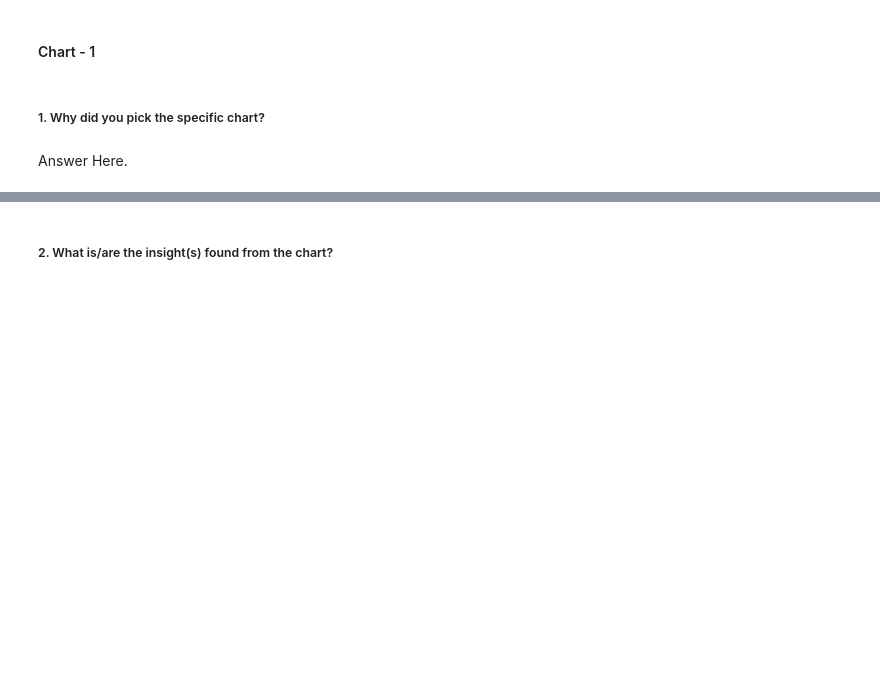
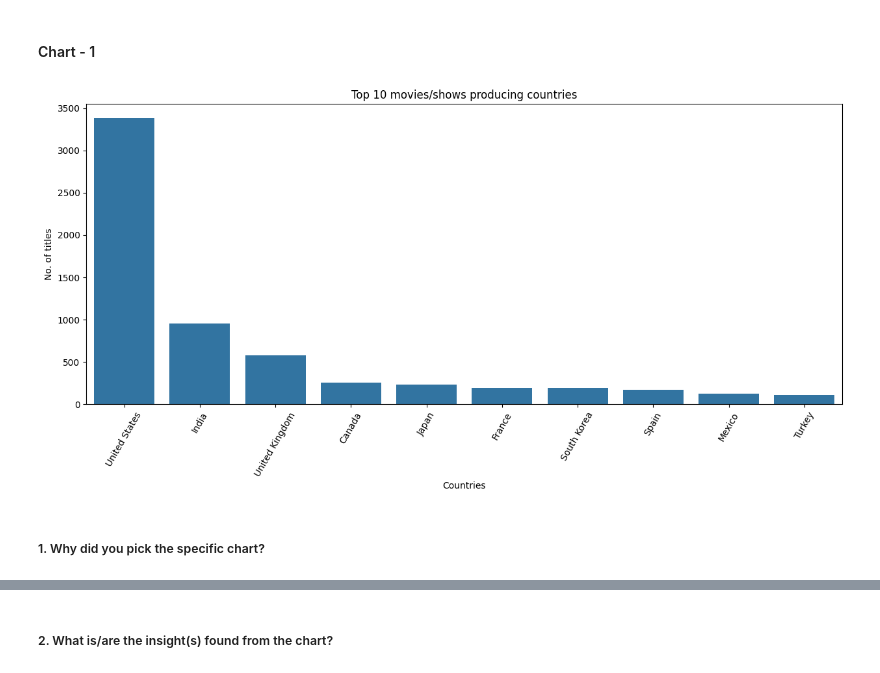
Before and after one commit to pande1sachin/Capstone-Project---Machine-Learning---Unsupervised-ML---Netflix-Movies-and-TV-Shows-Clustering, a Jupyter notebook: Individual_Copy_(Sachin_Pande)_|_Capstone_Project_|_Machine_Learning_Unsupervised_ML_Netflix_Movies_and_TV_Shows_Clustering.ipynb, the cells around one changed output, grey strips where cells are left out. Drawn from its saved outputs; the diff is of its cells as text; code cells hidden in the pictures; blank space fills up the shorter version.

```diff
--- a/Individual_Copy_(Sachin_Pande)_|_Capstone_Project_|_Machine_Learning_Unsupervised_ML_Netflix_Movies_and_TV_Shows_Clustering.ipynb
+++ b/Individual_Copy_(Sachin_Pande)_|_Capstone_Project_|_Machine_Learning_Unsupervised_ML_Netflix_Movies_and_TV_Shows_Clustering.ipynb
@@ -642,4 +640,15 @@ There are 12 attributes out of which some attributes are not in proper datatypes
+# %%
+# Chart - 1 visualization code
+
+df_country = net_flix_df.groupby(['country']).agg({'title':'nunique'}).reset_index().sort_values(by=['title'],ascending=False)[:10]
+plt.figure(figsize=(15,6))
+plots= sns.barplot(y = 'title', x = 'country', data = df_country)
+plt.xticks(rotation = 60)
+plt.xlabel('Countries')
+plt.ylabel('No. of titles')
+plt.title('Top 10 movies/shows producing countries')
+plt.show()
+# %% [output]
+[figure, added]
 # %% [markdown]
 ##### 1. Why did you pick the specific chart?
-# %% [markdown]
-Answer Here.
```
Also changed, not shown: parts of 6 cells of this notebook.
